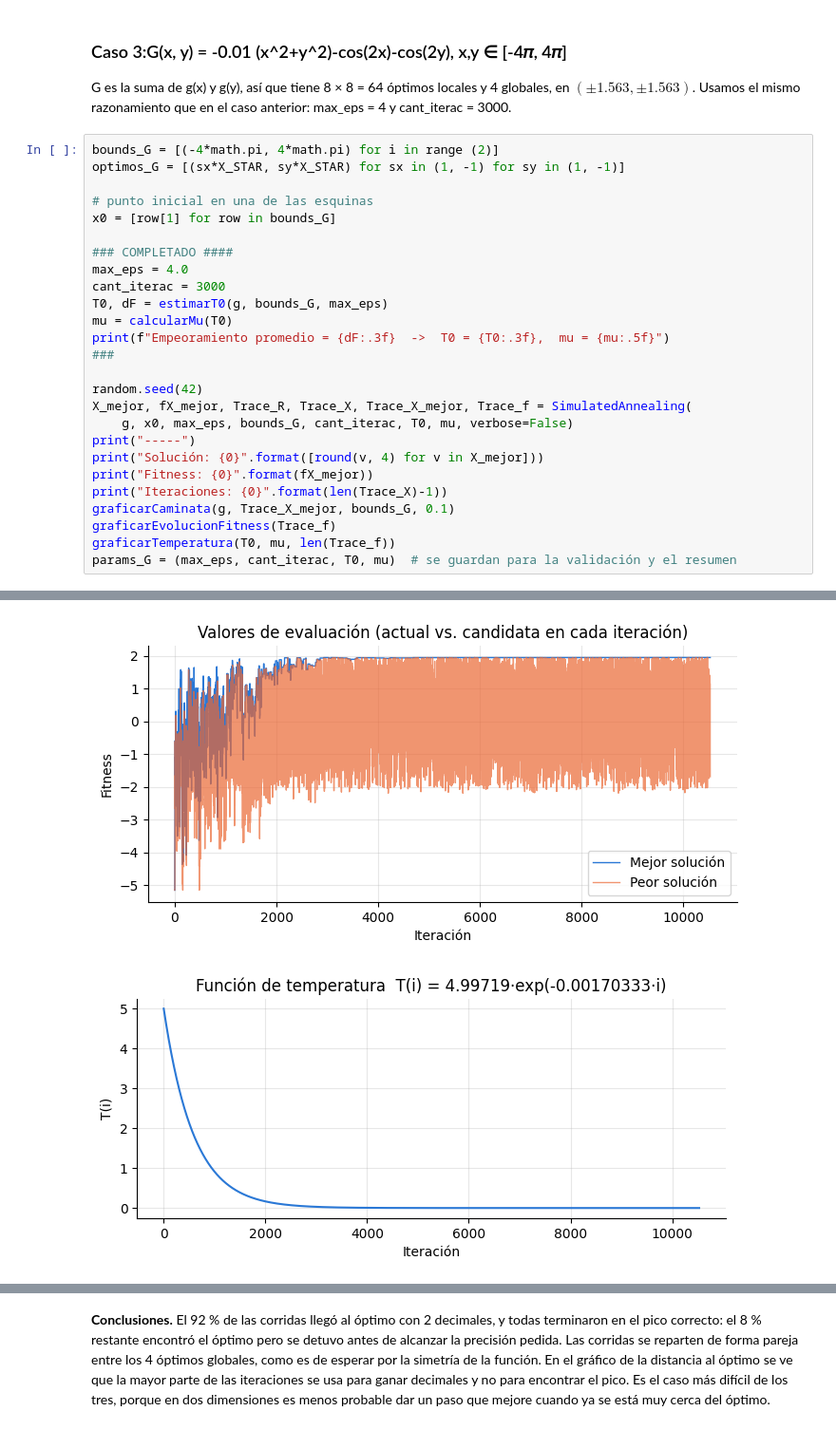
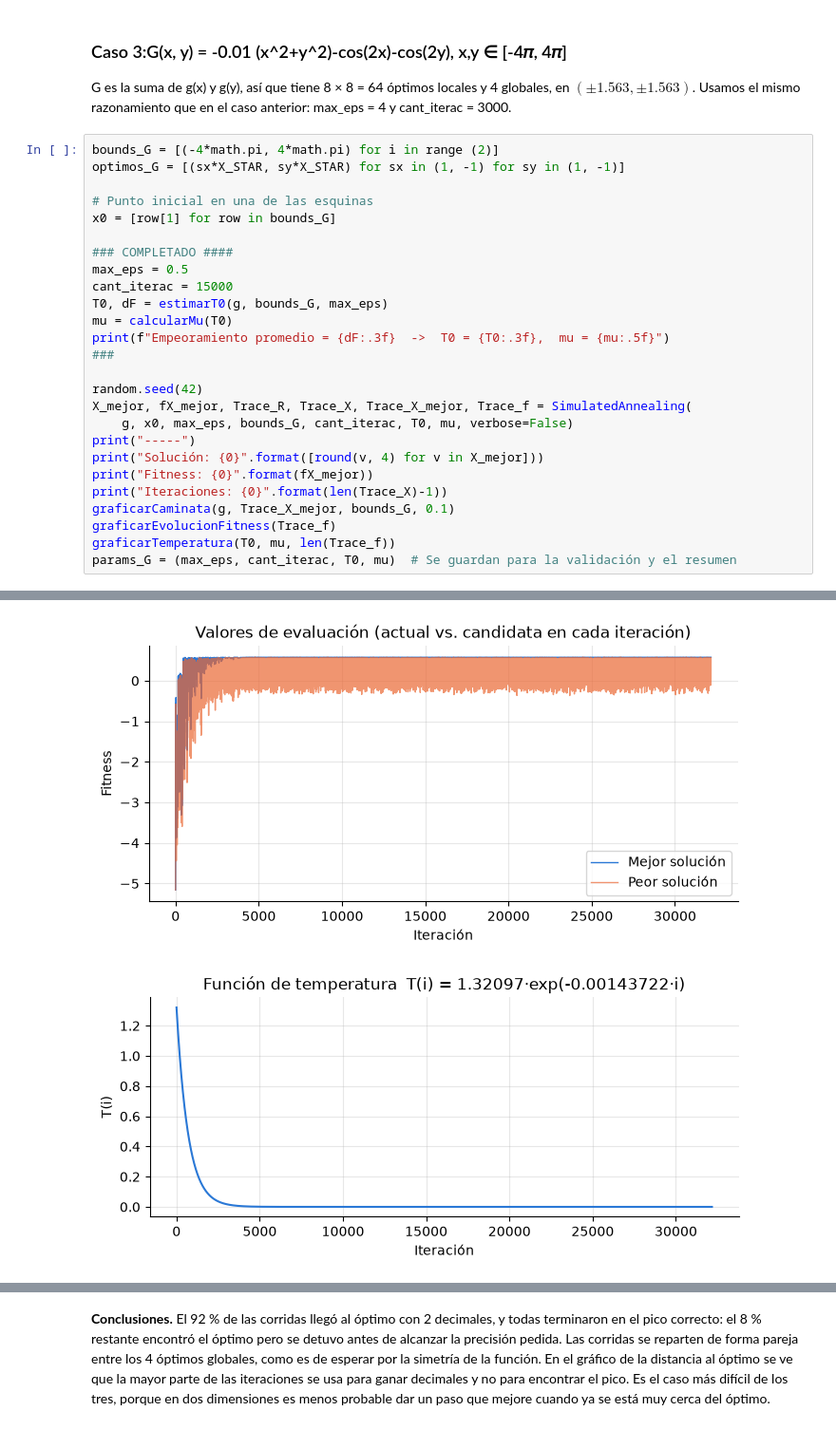
Before and after one commit to emmanuelarnedo/heur-sticas-y-algoritmos-de-optimizaci-n-gen-ticos, a Jupyter notebook: TP2_Simulated_Annealing_Arnedo-Arnedo-Zelarayan.ipynb, the cells around one changed output, grey strips where cells are left out. Shown at 95% size. Cells and saved outputs as stored; diff of their text form.

```diff
--- a/TP2_Simulated_Annealing_Arnedo-Arnedo-Zelarayan.ipynb
+++ b/TP2_Simulated_Annealing_Arnedo-Arnedo-Zelarayan.ipynb
@@ -479,12 +501,12 @@ G es la suma de g(x) y g(y), así que tiene 8 × 8 = 64 óptimos locales y 4 glo
 bounds_G = [(-4*math.pi, 4*math.pi) for i in range (2)]
 optimos_G = [(sx*X_STAR, sy*X_STAR) for sx in (1, -1) for sy in (1, -1)]
 
-# punto inicial en una de las esquinas
+# Punto inicial en una de las esquinas
 x0 = [row[1] for row in bounds_G]
 
 ### COMPLETADO ####
-max_eps = 4.0
-cant_iterac = 3000
+max_eps = 0.5
+cant_iterac = 15000
 T0, dF = estimarT0(g, bounds_G, max_eps)
 mu = calcularMu(T0)
 print(f"Empeoramiento promedio = {dF:.3f}  ->  T0 = {T0:.3f},  mu = {mu:.5f}")
@@ -500,5 +522,5 @@ print("Iteraciones: {0}".format(len(Trace_X)-1))
 graficarCaminata(g, Trace_X_mejor, bounds_G, 0.1)
 graficarEvolucionFitness(Trace_f)
 graficarTemperatura(T0, mu, len(Trace_f))
-params_G = (max_eps, cant_iterac, T0, mu)  # se guardan para la validación y el resumen
+params_G = (max_eps, cant_iterac, T0, mu)  # Se guardan para la validación y el resumen
 # %% [output]
@@ -511,5 +533,5 @@ Iteraciones: 10531
-[figure, old version]
+[figure, new version]
-[figure, old version]
+[figure, new version]
 # %%
 graficarCaminataContorno(g, Trace_X_mejor, bounds_G, optimos_G, 'G(x,y): caminata desde la esquina (4π, 4π)')
 # Coordenadas en el tiempo y error respecto del óptimo (escala log) para ver la etapa de ajuste fino
```
Also changed, not shown: parts of 17 cells of this notebook, 2 other files.
